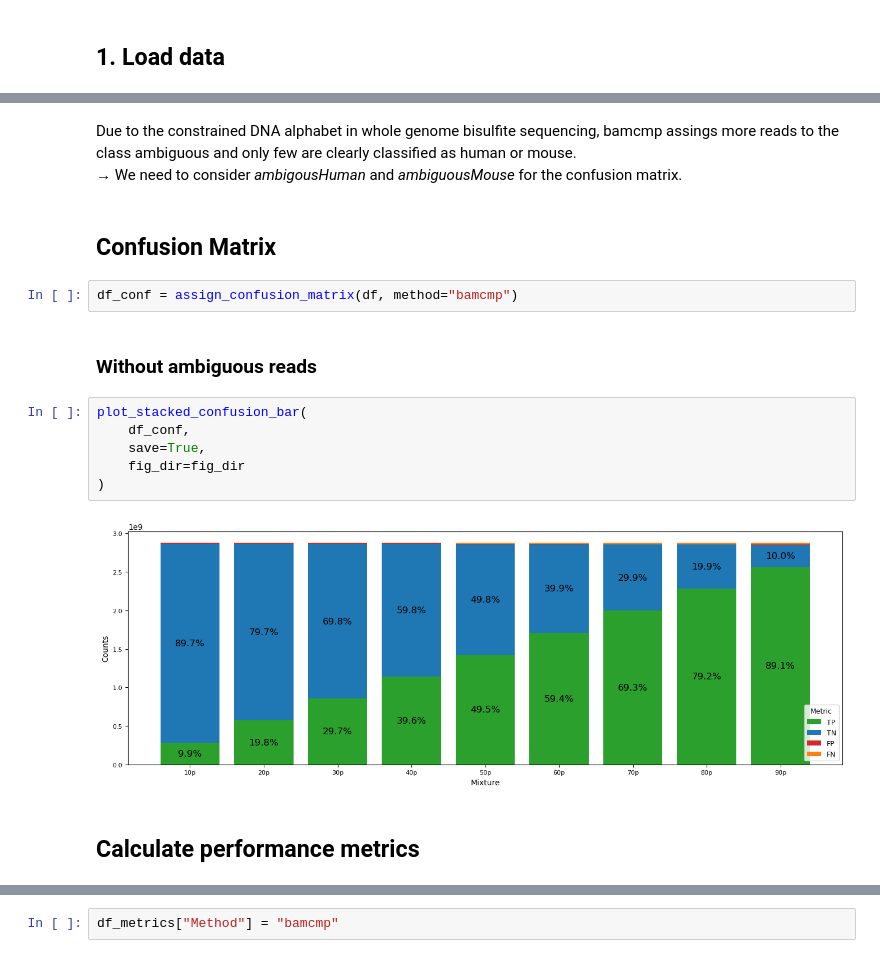
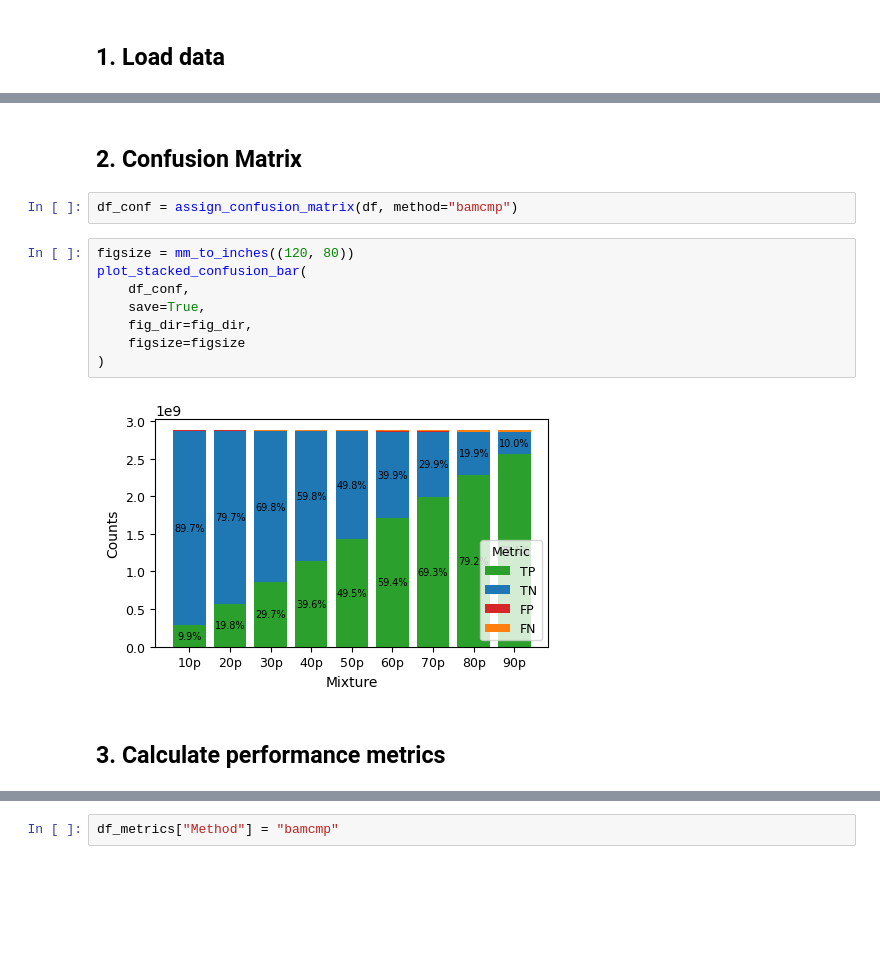
Before and after one commit to S-Altend/MethSortBench, a Jupyter notebook: 07_visualization/07.3_bamcmp_metrics.ipynb, the cells around one changed output, grey strips where cells are left out. Cells and saved outputs as stored; diff of their text form; blank space fills up the shorter version.

Commit message:
Remove unshown plots

```diff
--- a/07_visualization/07.3_bamcmp_metrics.ipynb
+++ b/07_visualization/07.3_bamcmp_metrics.ipynb
@@ -60,21 +31,18 @@ plot_assignment_bars(df, assigned_cols=["Human_Assigned", "Mouse_Assigned", "Amb
-# %% [markdown]
-Due to the constrained DNA alphabet in whole genome bisulfite sequencing, bamcmp assings more reads to the class ambiguous and only few are clearly classified as human or mouse. \
-&rarr; We need to consider *ambigousHuman* and *ambiguousMouse* for the confusion matrix.
 # %% [markdown]
-## Confusion Matrix
+## 2. Confusion Matrix
 # %%
 df_conf = assign_confusion_matrix(df, method="bamcmp")
-# %% [markdown]
-### Without ambiguous reads
 # %%
+figsize = mm_to_inches((120, 80))
 plot_stacked_confusion_bar(
     df_conf,
     save=True,
-    fig_dir=fig_dir
+    fig_dir=fig_dir,
+    figsize=figsize
 )
 # %% [output]
-[figure, old version]
+[figure, new version]
 # %% [markdown]
-## Calculate performance metrics
+## 3. Calculate performance metrics
 # %%
 df_metrics = calculate_metrics(df_conf)
```
Also changed, not shown: parts of 15 cells of this notebook, 14 other files.
